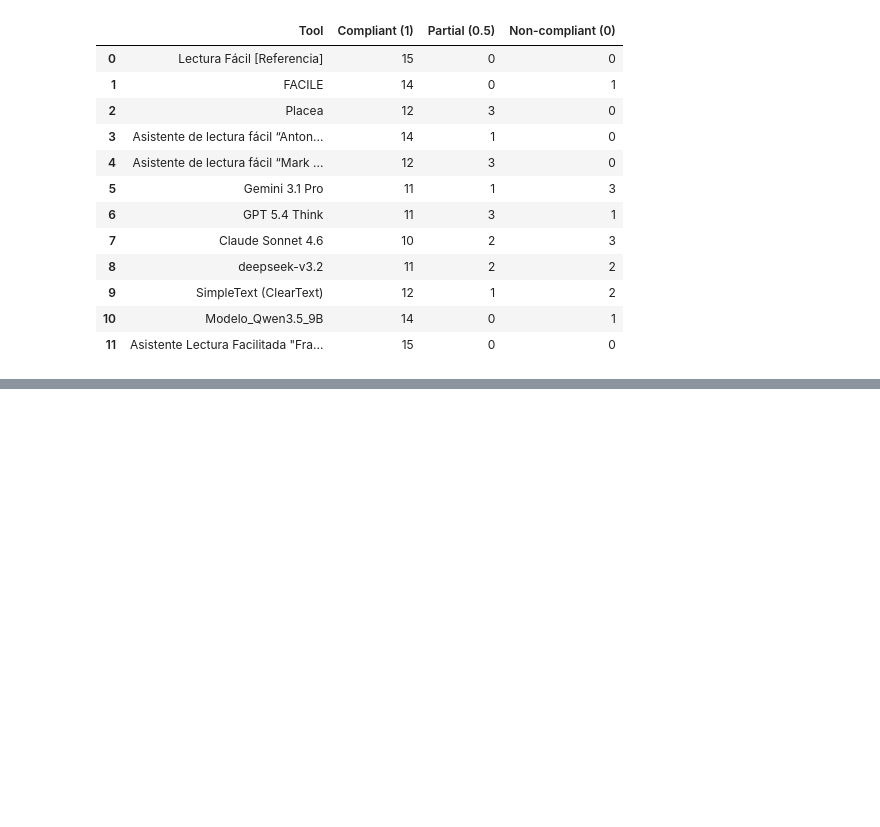
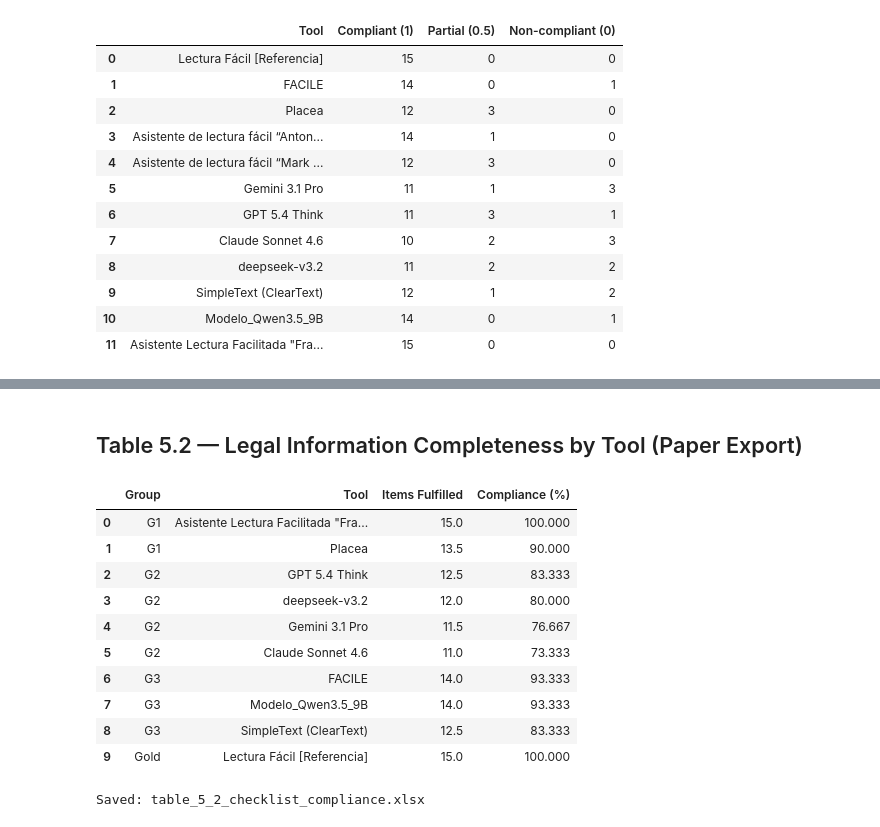
Before and after one commit to JaviMiot/Data_privacy_form_consent_analysis, a Jupyter notebook: notebooks/01_first_analysis/01_analisis_checklists.ipynb, the cells around one changed output, grey strips where cells are left out. Saved outputs shown, nothing was run; the diff lists cells and outputs as text; code cells hidden in the pictures; blank space fills up the shorter version.

```diff
--- a/notebooks/01_first_analysis/01_analisis_checklists.ipynb
+++ b/notebooks/01_first_analysis/01_analisis_checklists.ipynb
@@ -254,3 +254,52 @@ df_visual
 | 12 | Adicional (Capa 2) | Obligatoriedad | YES | YES | YES | YES | ... |
 | 13 | Adicional (Capa 2) | Categorías | YES | YES | YES | YES | ... |
 | 14 | Adicional (Capa 2) | Procedimiento | YES | YES | PARTIAL | YES | ... |
+# %% [markdown]
+## Table 5.2 — Legal Information Completeness by Tool (Paper Export)
+# %%
+# Tool-to-group mapping for paper table
+TOOL_GROUPS = {
+    'Placea': 'G1',
+    'Asistente de lectura fácil "Antonio Gonzales Crespo"': 'G1',
+    'Asistente de lectura fácil "Mark Jonathan Camacho Escatel": ': 'G1',
+    'Asistente Lectura Facilitada "Francisco Javier Alvarez Jimenez"': 'G1',
+    'Gemini 3.1 Pro': 'G2',
+    'GPT 5.4 Think': 'G2',
+    'Claude Sonnet 4.6': 'G2',
+    'deepseek-v3.2': 'G2',
+    'FACILE': 'G3',
+    'SimpleText (ClearText)': 'G3',
+    'Modelo_Qwen3.5_9B': 'G3',
+    'Lectura Fácil [Referencia]': 'Gold',
+}
+
+table_5_2 = df_totals_checker.copy().reset_index()
+table_5_2.columns = ['Tool', 'Items Fulfilled', 'Compliance (%)']
+table_5_2['Group'] = table_5_2['Tool'].map(TOOL_GROUPS)
+
+# Sort: Gold first, then by compliance descending, excluding AdaptaTuTexto
+mask_valid = table_5_2['Tool'].map(lambda t: t in TOOL_GROUPS)
+table_5_2 = table_5_2[mask_valid].sort_values(
+    ['Group', 'Compliance (%)'], ascending=[True, False]
+).reset_index(drop=True)
+
+# Reorder columns
+table_5_2 = table_5_2[['Group', 'Tool', 'Items Fulfilled', 'Compliance (%)']]
+display(table_5_2)
+
+# Export
+table_5_2.to_excel('table_5_2_checklist_compliance.xlsx', index=False)
+print("Saved: table_5_2_checklist_compliance.xlsx")
+# %% [output]
+|  | Group | Tool | Items Fulfilled | Compliance (%) |
+| 0 | G1 | Asistente Lectura Facilitada "Fra... | 15.0 | 100.000 |
+| 1 | G1 | Placea | 13.5 | 90.000 |
+| 2 | G2 | GPT 5.4 Think | 12.5 | 83.333 |
+| 3 | G2 | deepseek-v3.2 | 12.0 | 80.000 |
+| 4 | G2 | Gemini 3.1 Pro | 11.5 | 76.667 |
+| 5 | G2 | Claude Sonnet 4.6 | 11.0 | 73.333 |
+| 6 | G3 | FACILE | 14.0 | 93.333 |
+| 7 | G3 | Modelo_Qwen3.5_9B | 14.0 | 93.333 |
+| 8 | G3 | SimpleText (ClearText) | 12.5 | 83.333 |
+| 9 | Gold | Lectura Fácil [Referencia] | 15.0 | 100.000 |
+Saved: table_5_2_checklist_compliance.xlsx
```
Also changed, not shown: 9 other files.
